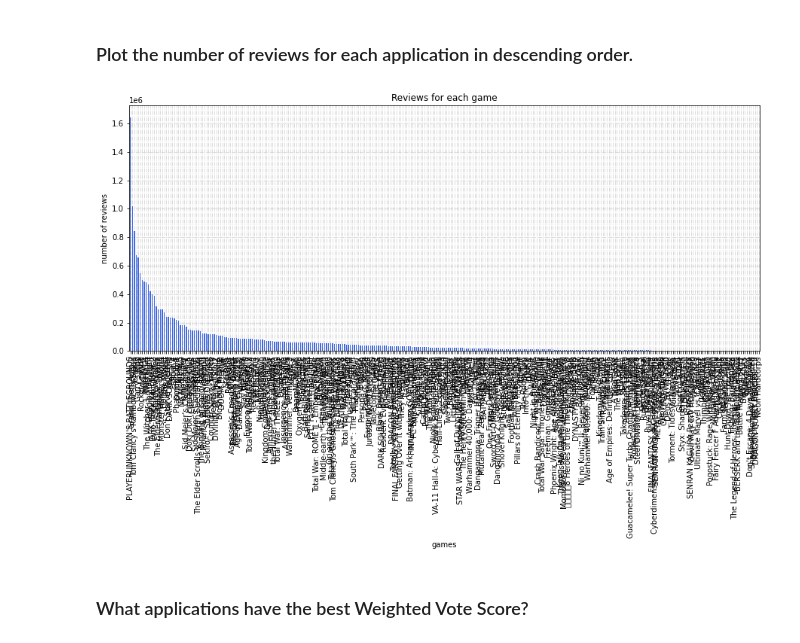
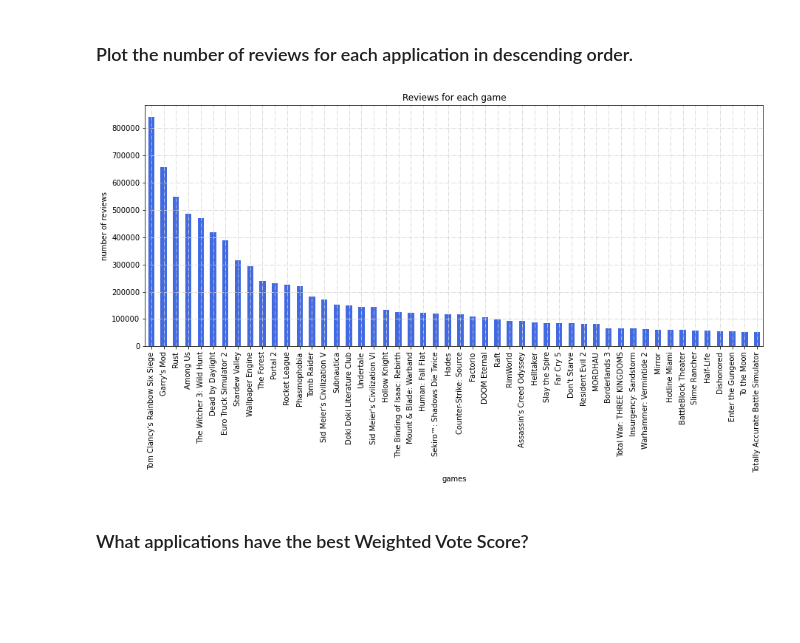
Before and after one commit to MatteoSava/ADM-HW2, a Jupyter notebook: ADM_HW2.ipynb, the cells around one changed output. Drawn from its saved outputs; the diff is of its cells as text; code cells hidden in the pictures; blank space fills up the shorter version.

```diff
--- a/ADM_HW2.ipynb
+++ b/ADM_HW2.ipynb
@@ -67,9 +68,10 @@ None
 # [RQ2]
 # %% [markdown]
 ### Plot the number of reviews for each application in descending order.
-# %%
-steam.plot_reviews_chart(df)
-# %% [output]
-[figure, removed]
+# %%
+#plot a chart of the number of reviews for each game (for clarity the top 50)
+steam.plot_reviews_chart(df, 50)
+# %% [output]
+[figure, added]
 # %% [markdown]
 ### What applications have the best Weighted Vote Score?
```
Also changed, not shown: parts of 32 cells of this notebook, 1 other file.
